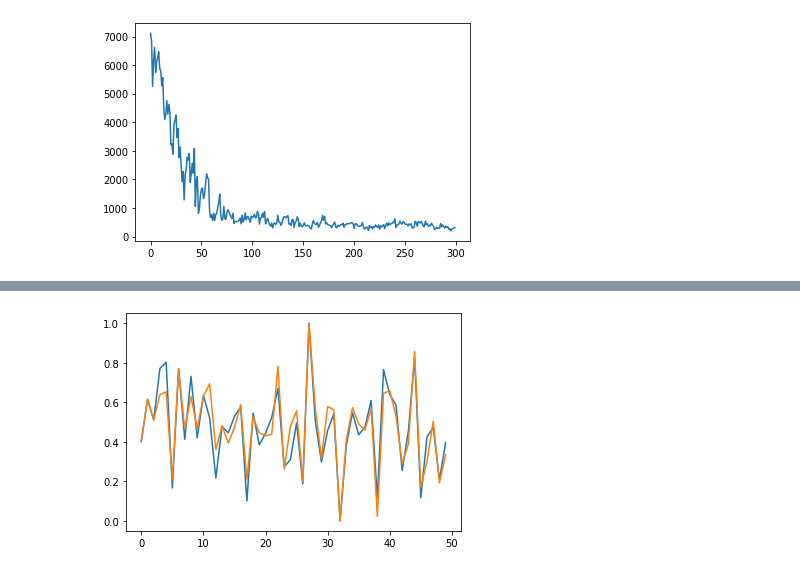
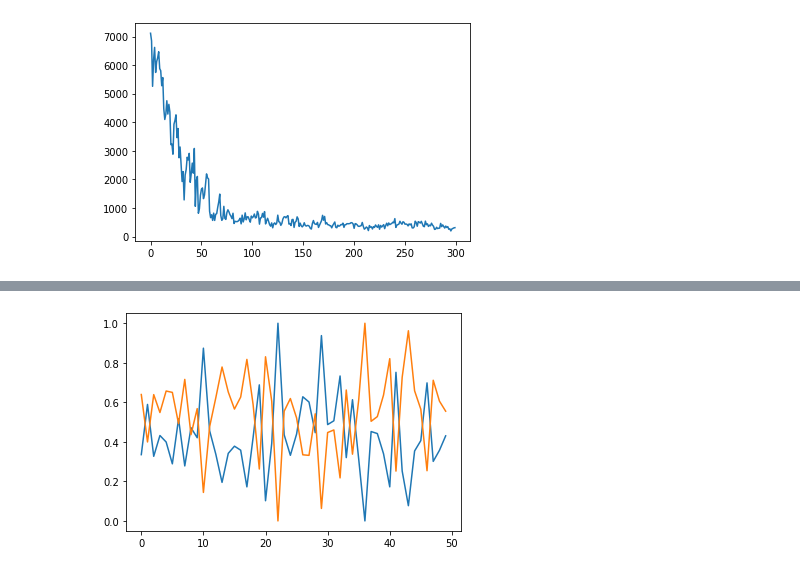
Before and after one commit to mehmetcuhadar/FL_Research, a Jupyter notebook: Untitled.ipynb, the cells around one changed output, grey strips where cells are left out. Cells and saved outputs as stored; diff of their text form; code cells hidden in the pictures.

```diff
--- a/Untitled.ipynb
+++ b/Untitled.ipynb
@@ -5,5 +7,5 @@ import matplotlib.pyplot as plt
 # %%
-df = pd.read_csv("backdoor_results_3003.csv", header  = None)
+df = pd.read_csv("backdoor_results_3006.csv", header  = None)
 A = df[2]
 B = df[3]
 C = df[4]
@@ -46,19 +53,19 @@ from sklearn import linear_model, svm
 from sklearn.cluster import KMeans
 
 def read_label_flipping_data():
-    df = pd.read_csv("3001_results.csv", header= None)
+    df = pd.read_csv("3006_results.csv", header= None)
     return df
 
 def read_backdoor_data():
-    df = pd.read_csv("backdoor_results.csv",header= None)
+    df = pd.read_csv("backdoor_results_3006.csv",header= None)
     return df
 
 def read_workers_selected_data():
-    df = pd.read_csv("3003_workers_selected.csv", header= None)
+    df = pd.read_csv("3006_workers_selected.csv", header= None)
     return df
 
 def read_poisoned_workers():
-    file1 = open("logs/3003.log", 'r')
+    file1 = open("logs/3006.log", 'r')
     Lines = file1.readlines()
     w_arr = []
     start = 0
@@ -126,7 +133,7 @@ if __name__ == '__main__':
     datas = [(2*A/(2*A+C+B)), (2*A/(2*A+B)), (2*A/(2*A+C)), (A/(A+B)), (A/(A+B+C)), (A/(B+C)), (A/(A+C)), df[0]]
     datas = [B/(A+B), B/(A+B+C), (A+B)/(A+B+C)]
     datas = [(A+B)/(A+C)]
-    datas = [B/(A+B), df[0]]
+    datas = [A/(A+B+C), df[0]]
 
     for data in datas:
         workers = np.array(read_workers_selected_data())
@@ -137,17 +144,52 @@ if __name__ == '__main__':
         data = (data - data.min()) / (data.max() - data.min())
         data *= 100/data.max()
         model = lm.fit(X[100:], data[100:])
+
         p_bin_arr = get_prediction_workers_binary_array()
         predictions = lm.predict(p_bin_arr)
+
         predictions = (predictions - predictions.min()) / (predictions.max() - predictions.min())
         #print(predictions[predictions < 0.5])
-        print(np.where(predictions < 0.5))
+        #print(np.where(predictions < 0.5))
         plt.plot(predictions)
+
+
+        ''' pnr = [[1 if i == p else 0 for i in range(50)] for p in predictions[10]]
+        predictionsssssss =  []
+        for i in range(10):
+            bar = random.sample(pnr, i)'''
+        '''bar = np.zeros(50)
+        #29, 22, 10, 41]
+        bar[[29, 22, 41]] = 1
+        predictionsssssss = lm.predict([bar])
+        print( "1:", predictionsssssss)
+
+        bar = np.zeros(50)
+        #29, 22, 10, 41]
+        bar[[29, 22, 32]] = 1
+        predictionsssssss = lm.predict([bar])
+        print("2", predictionsssssss) '''
+
+
         print(np.argsort(predictions,0))
-        kmeans = KMeans(n_clusters=4)
-
+        kmeans = KMeans(n_clusters=2)
+        sample = [[i, 0] for i in predictions]
+        # Prepare initial centers - amount of initial centers defines amount of clusters from which X-Means will
+        # start analysis.
+        amount_initial_centers = 4
+        initial_centers = kmeans_plusplus_initializer(sample, amount_initial_centers).initialize()
+        # Create instance of X-Means algorithm. The algorithm will start analysis from 2 clusters, the maximum
+        # number of clusters that can be allocated is 20.
+        xmeans_instance = xmeans(sample, initial_centers, 4)
+        xmeans_instance.process()
+        # Extract clustering results: clusters and their centers
+        clusters = xmeans_instance.get_clusters()
+        centers = xmeans_instance.get_centers()
+        #print("ğğğğğğ",clusters)
         y_kmeans = kmeans.fit_predict(predictions.reshape(50,1))
         malicious_clients = get_malicious_clients(y_kmeans)
         print(read_poisoned_workers())
-        print( malicious_clients)
+        predictions.sort()
+        print(predictions)
+        #print( malicious_clients)
 # %% [output]
@@ -174,4 +213,4 @@ if __name__ == '__main__':
-[figure, old version]
+[figure, new version]
 # %%
  5 39 46  1* 23 10* 21*  4* 30* 49*
 23  5  4 21 39 10  1 46 15 30
```
Also changed, not shown: parts of 5 cells of this notebook, 16 other files.
